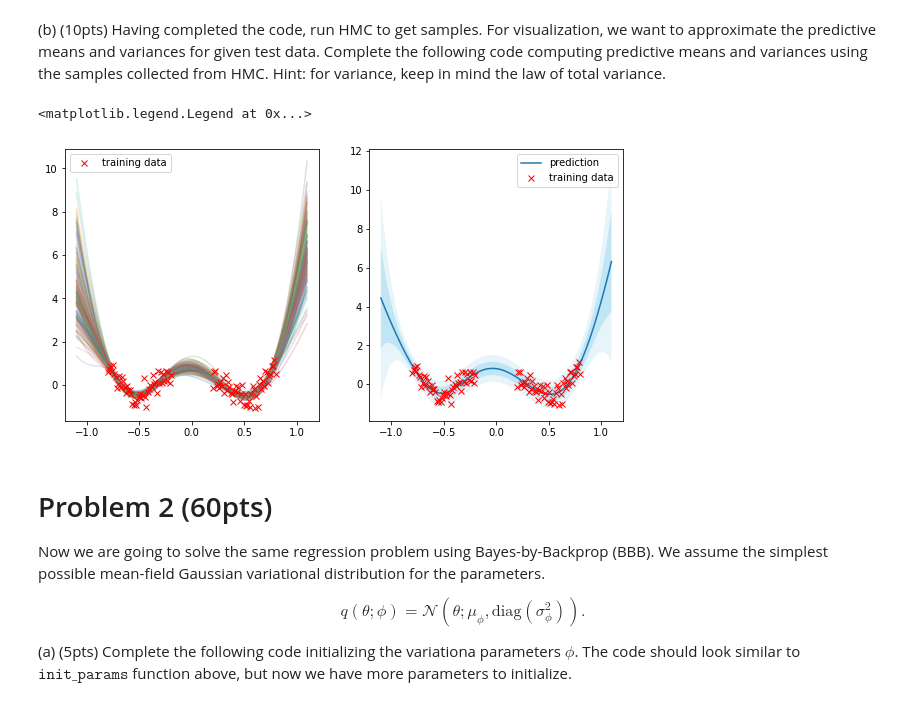
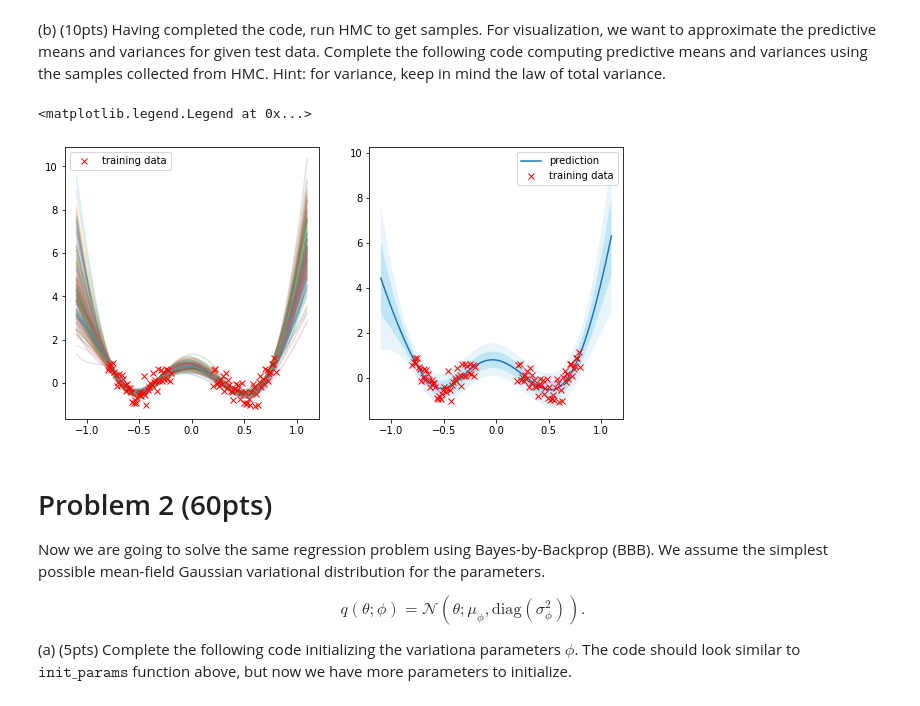
Before and after one commit to suulkyy/ai701-f21, a Jupyter notebook: Assignment #4/AI701_hw4.ipynb, the cells around one changed output. Saved outputs shown, nothing was run; the diff lists cells and outputs as text; code cells hidden in the pictures.

```diff
--- a/Assignment #4/AI701_hw4.ipynb
+++ b/Assignment #4/AI701_hw4.ipynb
@@ -303,36 +304,36 @@ def compute_pred_mean_and_std(means, stds):
      # complete this part
     ###################################################################
     # Formulate pred_mean
     pred_mean = jnp.mean(means, axis=0)
-    # Formulate pred_std
-    pred_std = jnp.var(means, axis=0) + jnp.mean(stds, axis=0)
+    # Formulate pred_std -> Law of Total Variance
+    pred_std = jnp.sqrt(jnp.var(means, axis=0) + jnp.mean(jnp.square(stds), axis=0))
     ###################################################################
     return pred_mean, pred_std
 
 plt.figure(figsize=(10, 5))
 plt.subplot(121)
 test_x = jnp.linspace(-1.1, 1.1, 100)
 y_means, y_stds = [], []
 for params in samples:
     y_mean, y_std = MLP(params, test_x)
     plt.plot(test_x, y_mean, alpha=0.2)
     y_means.append(y_mean)
     y_stds.append(y_std)
 plt.plot(train_x, train_y, 'rx', label='training data')
 plt.legend()
 
 y_means = jnp.stack(y_means)
 y_stds = jnp.stack(y_stds)
 y_mean, y_std = compute_pred_mean_and_std(y_means, y_stds)
 plt.subplot(122)
 plt.fill_between(test_x, y_mean-2*y_std, y_mean+2*y_std, alpha=0.2, facecolor='skyblue', edgecolor=None)
 plt.fill_between(test_x, y_mean-y_std, y_mean+y_std, alpha=0.4, facecolor='skyblue', edgecolor=None)
 plt.plot(test_x, y_mean, label='prediction')
 plt.plot(train_x, train_y, 'rx', label='training data')
 plt.legend()
 # %% [output]
 <matplotlib.legend.Legend at 0x...>
-[figure, old version]
+[figure, new version]
 # %% [markdown]
 # Problem 2 (60pts)
 
```
Also changed, not shown: parts of 4 cells of this notebook.
